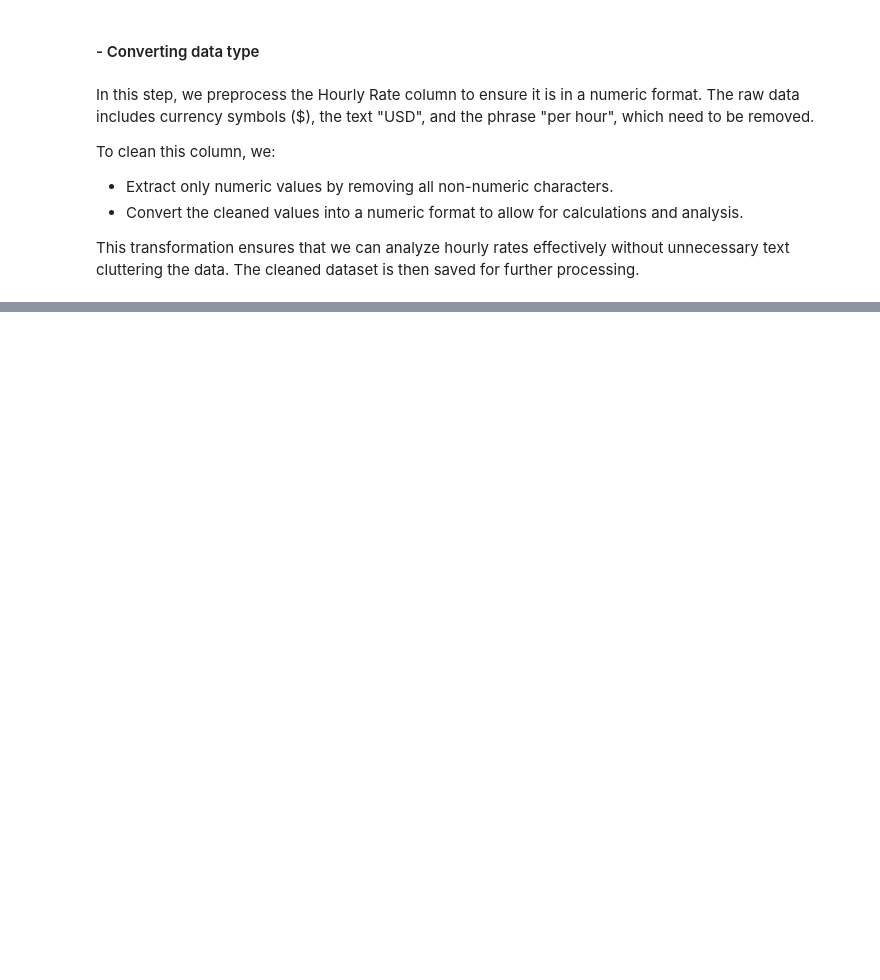
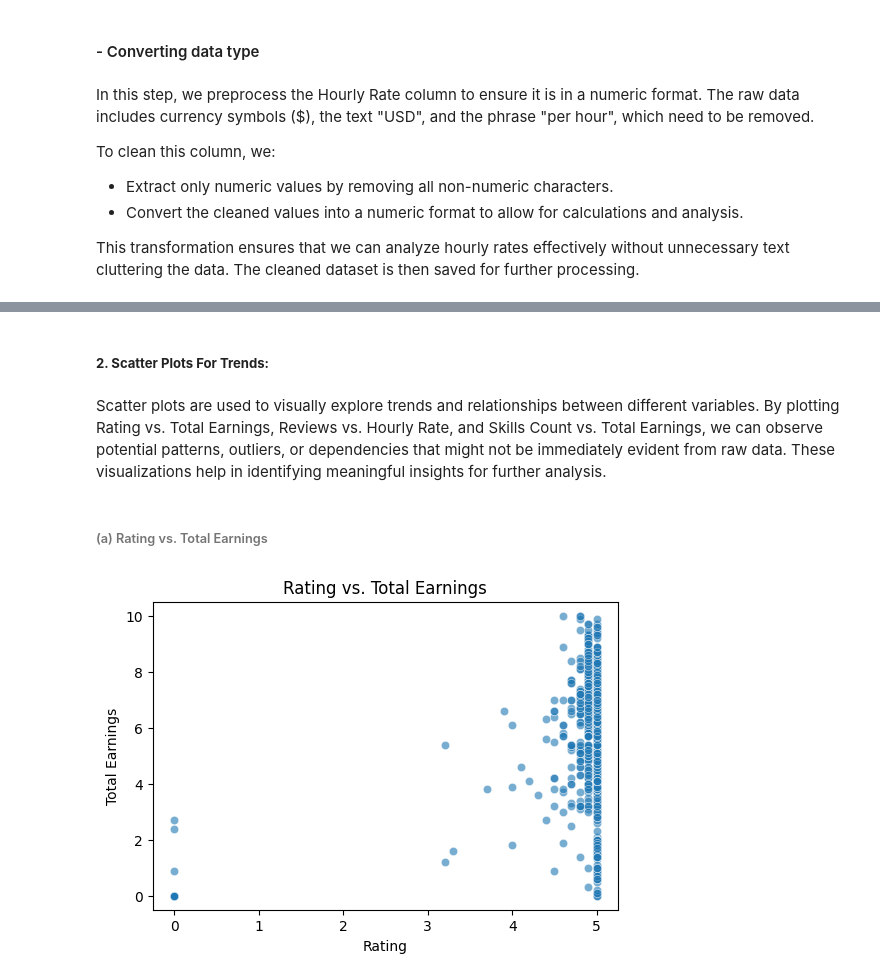
Before and after one commit to iRoseM/Freelancing-Trends--IT362, a Jupyter notebook: IT362_groub_6.ipynb, the cells around one changed output, grey strips where cells are left out. Cells and saved outputs as stored; diff of their text form; code cells hidden in the pictures; blank space fills up the shorter version.

```diff
--- a/IT362_groub_6.ipynb
+++ b/IT362_groub_6.ipynb
@@ -586,0 +632,15 @@ Sample Rows After Processing Bio:
+# %% [markdown]
+##### **2. Scatter Plots For Trends:**
+# %% [markdown]
+Scatter plots are used to visually explore trends and relationships between different variables. By plotting Rating vs. Total Earnings, Reviews vs. Hourly Rate, and Skills Count vs. Total Earnings, we can observe potential patterns, outliers, or dependencies that might not be immediately evident from raw data. These visualizations help in identifying meaningful insights for further analysis.
+# %% [markdown]
+###### (a) Rating vs. Total Earnings
+# %%
+plt.figure(figsize=(6,4))
+sns.scatterplot(data=df, x="Rating", y="Total Earnings", alpha=0.6)
+plt.title("Rating vs. Total Earnings")
+plt.xlabel("Rating")
+plt.ylabel("Total Earnings")
+plt.show()
+# %% [output]
+[figure, added]
```
Also changed, not shown: parts of 18 cells of this notebook.
